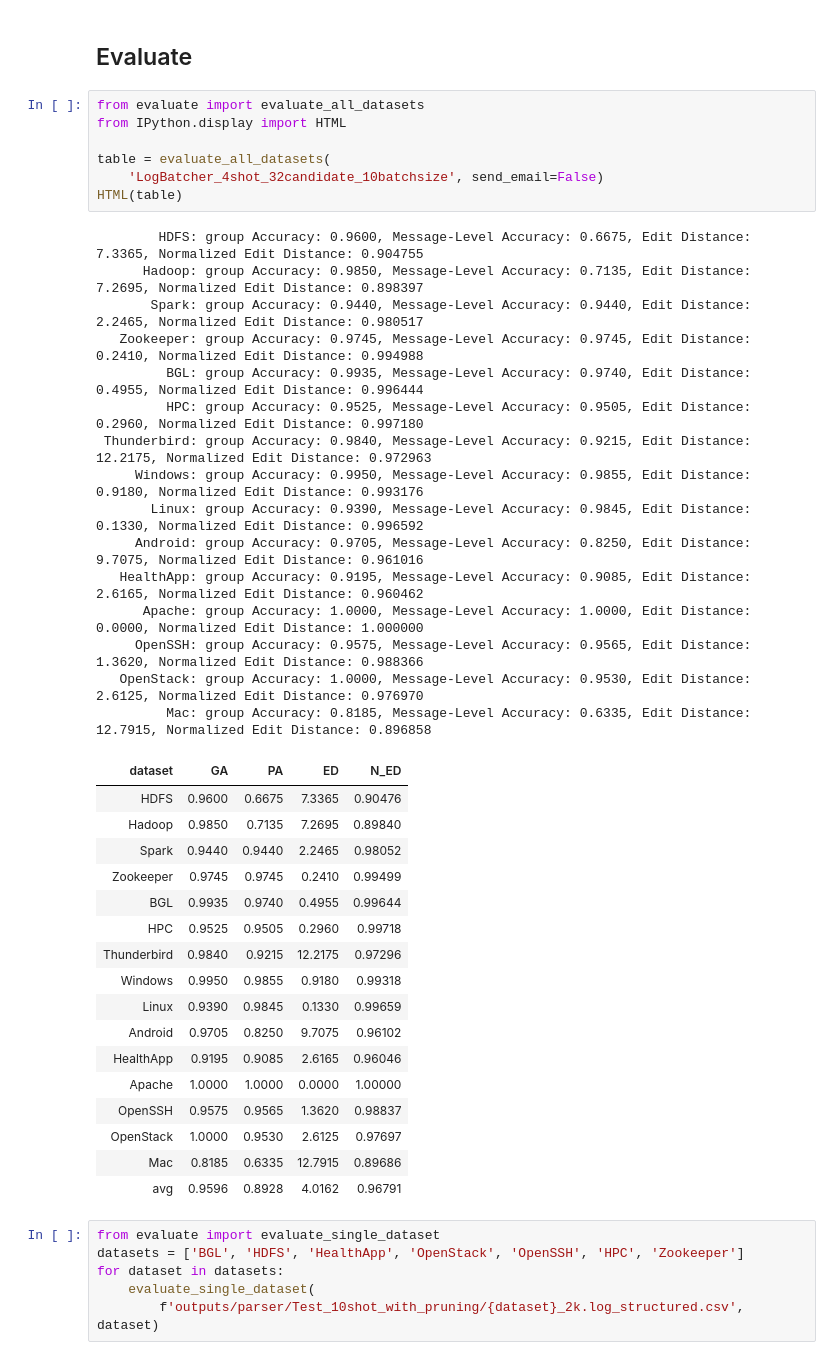
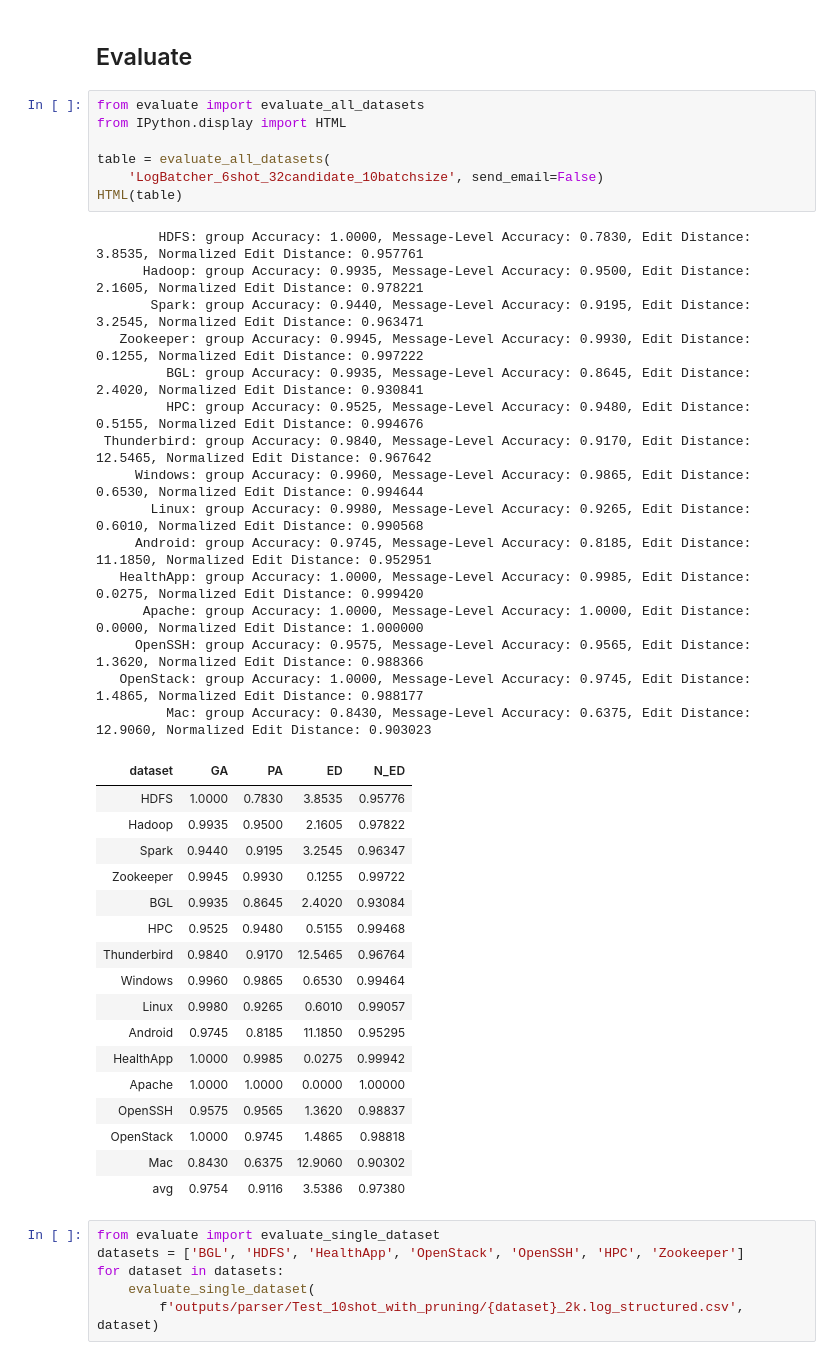
Before and after one commit to LogIntelligence/LogBatcher, a Jupyter notebook: idea.ipynb, the cells around one changed output. Saved outputs shown, nothing was run; the diff lists cells and outputs as text.

```diff
--- a/idea.ipynb
+++ b/idea.ipynb
@@ -131,43 +131,43 @@ deleteHealthNotification()
 # %%
 from evaluate import evaluate_all_datasets
 from IPython.display import HTML
 
 table = evaluate_all_datasets(
-    'LogBatcher_4shot_32candidate_10batchsize', send_email=False)
+    'LogBatcher_6shot_32candidate_10batchsize', send_email=False)
 HTML(table)
 # %% [output]
-        HDFS: group Accuracy: 0.9600, Message-Level Accuracy: 0.6675, Edit Distance: 7.3365, Normalized Edit Distance: 0.904755
-      Hadoop: group Accuracy: 0.9850, Message-Level Accuracy: 0.7135, Edit Distance: 7.2695, Normalized Edit Distance: 0.898397
-       Spark: group Accuracy: 0.9440, Message-Level Accuracy: 0.9440, Edit Distance: 2.2465, Normalized Edit Distance: 0.980517
-   Zookeeper: group Accuracy: 0.9745, Message-Level Accuracy: 0.9745, Edit Distance: 0.2410, Normalized Edit Distance: 0.994988
-         BGL: group Accuracy: 0.9935, Message-Level Accuracy: 0.9740, Edit Distance: 0.4955, Normalized Edit Distance: 0.996444
-         HPC: group Accuracy: 0.9525, Message-Level Accuracy: 0.9505, Edit Distance: 0.2960, Normalized Edit Distance: 0.997180
- Thunderbird: group Accuracy: 0.9840, Message-Level Accuracy: 0.9215, Edit Distance: 12.2175, Normalized Edit Distance: 0.972963
-     Windows: group Accuracy: 0.9950, Message-Level Accuracy: 0.9855, Edit Distance: 0.9180, Normalized Edit Distance: 0.993176
-       Linux: group Accuracy: 0.9390, Message-Level Accuracy: 0.9845, Edit Distance: 0.1330, Normalized Edit Distance: 0.996592
-     Android: group Accuracy: 0.9705, Message-Level Accuracy: 0.8250, Edit Distance: 9.7075, Normalized Edit Distance: 0.961016
-   HealthApp: group Accuracy: 0.9195, Message-Level Accuracy: 0.9085, Edit Distance: 2.6165, Normalized Edit Distance: 0.960462
+        HDFS: group Accuracy: 1.0000, Message-Level Accuracy: 0.7830, Edit Distance: 3.8535, Normalized Edit Distance: 0.957761
+      Hadoop: group Accuracy: 0.9935, Message-Level Accuracy: 0.9500, Edit Distance: 2.1605, Normalized Edit Distance: 0.978221
+       Spark: group Accuracy: 0.9440, Message-Level Accuracy: 0.9195, Edit Distance: 3.2545, Normalized Edit Distance: 0.963471
+   Zookeeper: group Accuracy: 0.9945, Message-Level Accuracy: 0.9930, Edit Distance: 0.1255, Normalized Edit Distance: 0.997222
+         BGL: group Accuracy: 0.9935, Message-Level Accuracy: 0.8645, Edit Distance: 2.4020, Normalized Edit Distance: 0.930841
+         HPC: group Accuracy: 0.9525, Message-Level Accuracy: 0.9480, Edit Distance: 0.5155, Normalized Edit Distance: 0.994676
+ Thunderbird: group Accuracy: 0.9840, Message-Level Accuracy: 0.9170, Edit Distance: 12.5465, Normalized Edit Distance: 0.967642
+     Windows: group Accuracy: 0.9960, Message-Level Accuracy: 0.9865, Edit Distance: 0.6530, Normalized Edit Distance: 0.994644
+       Linux: group Accuracy: 0.9980, Message-Level Accuracy: 0.9265, Edit Distance: 0.6010, Normalized Edit Distance: 0.990568
+     Android: group Accuracy: 0.9745, Message-Level Accuracy: 0.8185, Edit Distance: 11.1850, Normalized Edit Distance: 0.952951
+   HealthApp: group Accuracy: 1.0000, Message-Level Accuracy: 0.9985, Edit Distance: 0.0275, Normalized Edit Distance: 0.999420
       Apache: group Accuracy: 1.0000, Message-Level Accuracy: 1.0000, Edit Distance: 0.0000, Normalized Edit Distance: 1.000000
      OpenSSH: group Accuracy: 0.9575, Message-Level Accuracy: 0.9565, Edit Distance: 1.3620, Normalized Edit Distance: 0.988366
-   OpenStack: group Accuracy: 1.0000, Message-Level Accuracy: 0.9530, Edit Distance: 2.6125, Normalized Edit Distance: 0.976970
-         Mac: group Accuracy: 0.8185, Message-Level Accuracy: 0.6335, Edit Distance: 12.7915, Normalized Edit Distance: 0.896858
+   OpenStack: group Accuracy: 1.0000, Message-Level Accuracy: 0.9745, Edit Distance: 1.4865, Normalized Edit Distance: 0.988177
+         Mac: group Accuracy: 0.8430, Message-Level Accuracy: 0.6375, Edit Distance: 12.9060, Normalized Edit Distance: 0.903023
 | dataset | GA | PA | ED | N_ED |
-| HDFS | 0.9600 | 0.6675 | 7.3365 | 0.90476 |
-| Hadoop | 0.9850 | 0.7135 | 7.2695 | 0.89840 |
-| Spark | 0.9440 | 0.9440 | 2.2465 | 0.98052 |
-| Zookeeper | 0.9745 | 0.9745 | 0.2410 | 0.99499 |
-| BGL | 0.9935 | 0.9740 | 0.4955 | 0.99644 |
-| HPC | 0.9525 | 0.9505 | 0.2960 | 0.99718 |
-| Thunderbird | 0.9840 | 0.9215 | 12.2175 | 0.97296 |
-| Windows | 0.9950 | 0.9855 | 0.9180 | 0.99318 |
-| Linux | 0.9390 | 0.9845 | 0.1330 | 0.99659 |
-| Android | 0.9705 | 0.8250 | 9.7075 | 0.96102 |
-| HealthApp | 0.9195 | 0.9085 | 2.6165 | 0.96046 |
+| HDFS | 1.0000 | 0.7830 | 3.8535 | 0.95776 |
+| Hadoop | 0.9935 | 0.9500 | 2.1605 | 0.97822 |
+| Spark | 0.9440 | 0.9195 | 3.2545 | 0.96347 |
+| Zookeeper | 0.9945 | 0.9930 | 0.1255 | 0.99722 |
+| BGL | 0.9935 | 0.8645 | 2.4020 | 0.93084 |
+| HPC | 0.9525 | 0.9480 | 0.5155 | 0.99468 |
+| Thunderbird | 0.9840 | 0.9170 | 12.5465 | 0.96764 |
+| Windows | 0.9960 | 0.9865 | 0.6530 | 0.99464 |
+| Linux | 0.9980 | 0.9265 | 0.6010 | 0.99057 |
+| Android | 0.9745 | 0.8185 | 11.1850 | 0.95295 |
+| HealthApp | 1.0000 | 0.9985 | 0.0275 | 0.99942 |
 | Apache | 1.0000 | 1.0000 | 0.0000 | 1.00000 |
 | OpenSSH | 0.9575 | 0.9565 | 1.3620 | 0.98837 |
-| OpenStack | 1.0000 | 0.9530 | 2.6125 | 0.97697 |
-| Mac | 0.8185 | 0.6335 | 12.7915 | 0.89686 |
-| avg | 0.9596 | 0.8928 | 4.0162 | 0.96791 |
+| OpenStack | 1.0000 | 0.9745 | 1.4865 | 0.98818 |
+| Mac | 0.8430 | 0.6375 | 12.9060 | 0.90302 |
+| avg | 0.9754 | 0.9116 | 3.5386 | 0.97380 |
 # %%
 from evaluate import evaluate_single_dataset
 datasets = ['BGL', 'HDFS', 'HealthApp', 'OpenStack', 'OpenSSH', 'HPC', 'Zookeeper']
```
Also changed, not shown: 6 other files.
